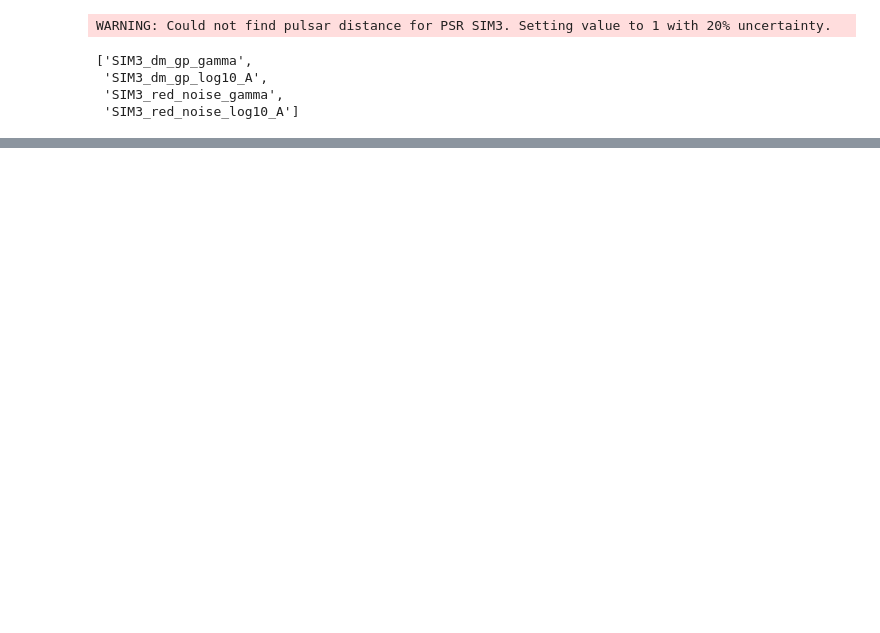
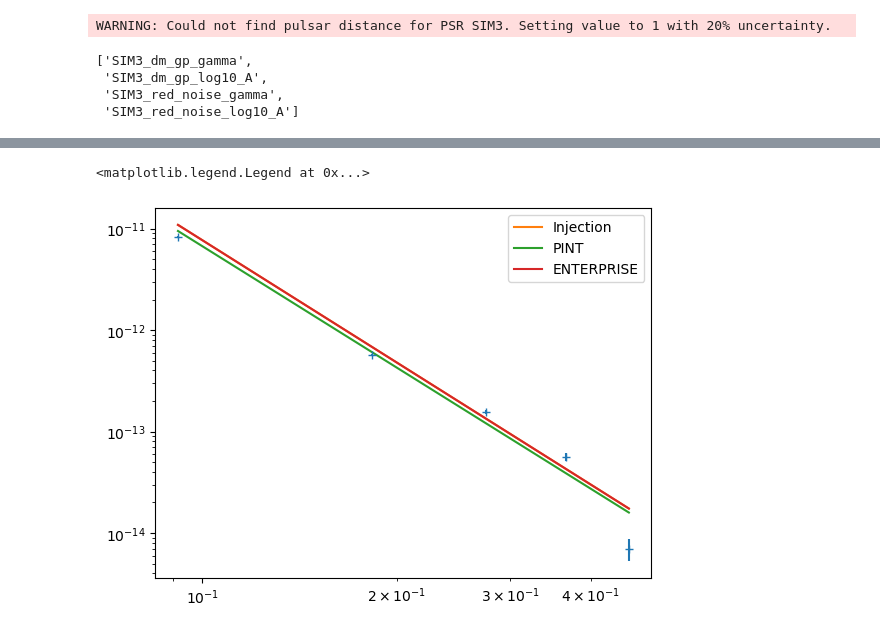
Before and after one commit to abhisrkckl/pint-noise, a Jupyter notebook: sim5-dmn-arn/Sim5-comparison.ipynb, the cells around one changed output, grey strips where cells are left out. Drawn from its saved outputs; the diff is of its cells as text; code cells hidden in the pictures; blank space fills up the shorter version.

```diff
--- a/sim5-dmn-arn/Sim5-comparison.ipynb
+++ b/sim5-dmn-arn/Sim5-comparison.ipynb
@@ -78,0 +82,38 @@ fig = corner.corner(
+# %%
+m_pint = plrednoise_from_wavex(pldmnoise_from_dmwavex(m))
+# %%
+scale = DMconst / (1400 * u.MHz)**2
+
+idxs = np.array(m.components["DMWaveX"].get_indices())
+ad = np.array([(scale*m[f"DMWXSIN_{idx:04d}"].quantity).to_value("s") for idx in idxs])
+dad = np.array([(scale*m[f"DMWXSIN_{idx:04d}"].uncertainty).to_value("s") for idx in idxs])
+bd = np.array([(scale*m[f"DMWXCOS_{idx:04d}"].quantity).to_value("s") for idx in idxs])
+dbd = np.array([(scale*m[f"DMWXCOS_{idx:04d}"].uncertainty).to_value("s") for idx in idxs])
+fd = np.array([(m[f"DMWXFREQ_{idx:04d}"].quantity).to_value("1/year") for idx in idxs])
+
+Pd = (ad**2 + bd**2) / 2
+dPd = ((ad*dad)**2 + (bd*dbd)**2)**0.5
+# %%
+m_inj = get_model("sim5.par")
+m_ent = deepcopy(m_inj)
+m_ent.TNREDAMP = log10_A_red
+m_ent.TNREDGAM = gamma_red
+m_ent.TNDMAMP = log10_A_dm
+m_ent.TNDMGAM = gamma_dm
+# %%
+Pd_pint = m_pint.components["PLDMNoise"].get_noise_weights(t)[::2]
+Pd_inj = m_inj.components["PLDMNoise"].get_noise_weights(t)[::2][:5]
+Pd_ent = m_ent.components["PLDMNoise"].get_noise_weights(t)[::2][:5]
+# %%
+plt.errorbar(fd, Pd, dPd, ls="", marker="+")
+plt.xscale("log")
+plt.yscale("log")
+
+plt.plot(fd, Pd_inj, label="Injection")
+plt.plot(fd, Pd_pint, label="PINT")
+plt.plot(fd, Pd_ent, label="ENTERPRISE")
+
+plt.legend()
+# %% [output]
+<matplotlib.legend.Legend at 0x...>
+[figure, added]
```
Also changed, not shown: parts of 14 cells of this notebook, 5 other files.
